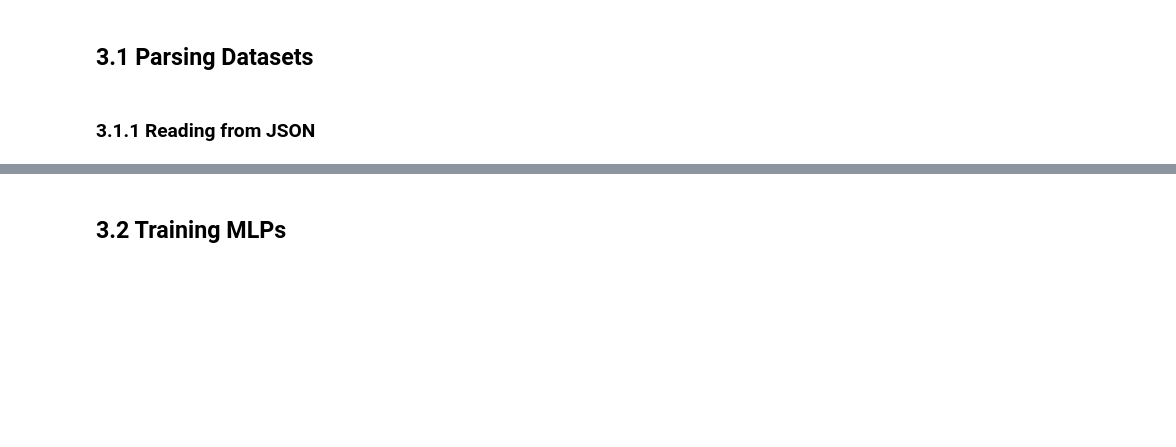
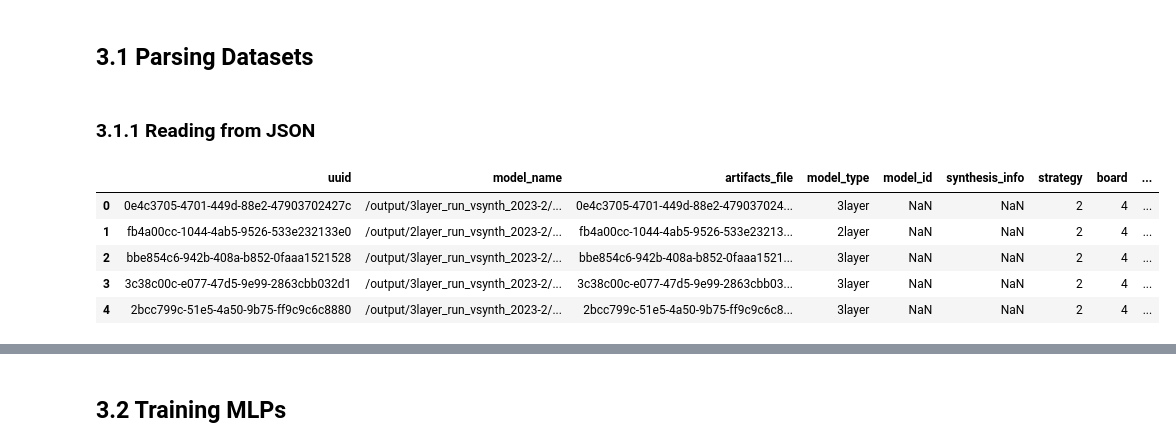
Before and after one commit to IMPETUS-UdeS/rule4ml, a Jupyter notebook: notebooks/tutorial.ipynb, the cells around one changed output, grey strips where cells are left out. Drawn from its saved outputs; the diff is of its cells as text; code cells hidden in the pictures; blank space fills up the shorter version.

```diff
--- a/notebooks/tutorial.ipynb
+++ b/notebooks/tutorial.ipynb
@@ -489,21 +440,30 @@ sequential_categorical_maps = {
 }
 # %%
 train_json_data = read_from_json(
-    os.path.join(base_path, "datasets", "iccad_submit", "preprocessed", "train_split.json"),
+    os.path.join(base_path, "datasets", "iccad_submit", "preprocessed", "train_split_fixed.json"),
     # data_filter,
 )
 
-train_meta_data, train_global_inputs, train_targets = get_global_data(train_json_data)
+train_meta_data, train_global_inputs, train_targets = get_global_data(
+    train_json_data, normalize=False
+)
 train_sequential_inputs = get_sequential_data(train_json_data)
 
 train_df = to_dataframe(
     meta_data=train_meta_data,
     global_inputs=train_global_inputs,
     sequential_inputs=train_sequential_inputs,
     global_categorical_maps=global_categorical_maps,
     sequential_categorical_maps=sequential_categorical_maps,
     targets=train_targets,
 )
 train_df.head()
+# %% [output]
+|  | uuid | model_name | artifacts_file | model_type | model_id | synthesis_info | strategy | board | ... |
+| 0 | 0e4c3705-4701-449d-88e2-47903702427c | /output/3layer_run_vsynth_2023-2/... | 0e4c3705-4701-449d-88e2-479037024... | 3layer | NaN | NaN | 2 | 4 | ... |
+| 1 | fb4a00cc-1044-4ab5-9526-533e232133e0 | /output/2layer_run_vsynth_2023-2/... | fb4a00cc-1044-4ab5-9526-533e23213... | 2layer | NaN | NaN | 2 | 4 | ... |
+| 2 | bbe854c6-942b-408a-b852-0faaa1521528 | /output/3layer_run_vsynth_2023-2/... | bbe854c6-942b-408a-b852-0faaa1521... | 3layer | NaN | NaN | 2 | 4 | ... |
+| 3 | 3c38c00c-e077-47d5-9e99-2863cbb032d1 | /output/3layer_run_vsynth_2023-2/... | 3c38c00c-e077-47d5-9e99-2863cbb03... | 3layer | NaN | NaN | 2 | 4 | ... |
+| 4 | 2bcc799c-51e5-4a50-9b75-ff9c9c6c8880 | /output/3layer_run_vsynth_2023-2/... | 2bcc799c-51e5-4a50-9b75-ff9c9c6c8... | 3layer | NaN | NaN | 2 | 4 | ... |
 # %%
 test_json_data = read_from_json(
```
Also changed, not shown: parts of 27 cells of this notebook, 12 other files.
